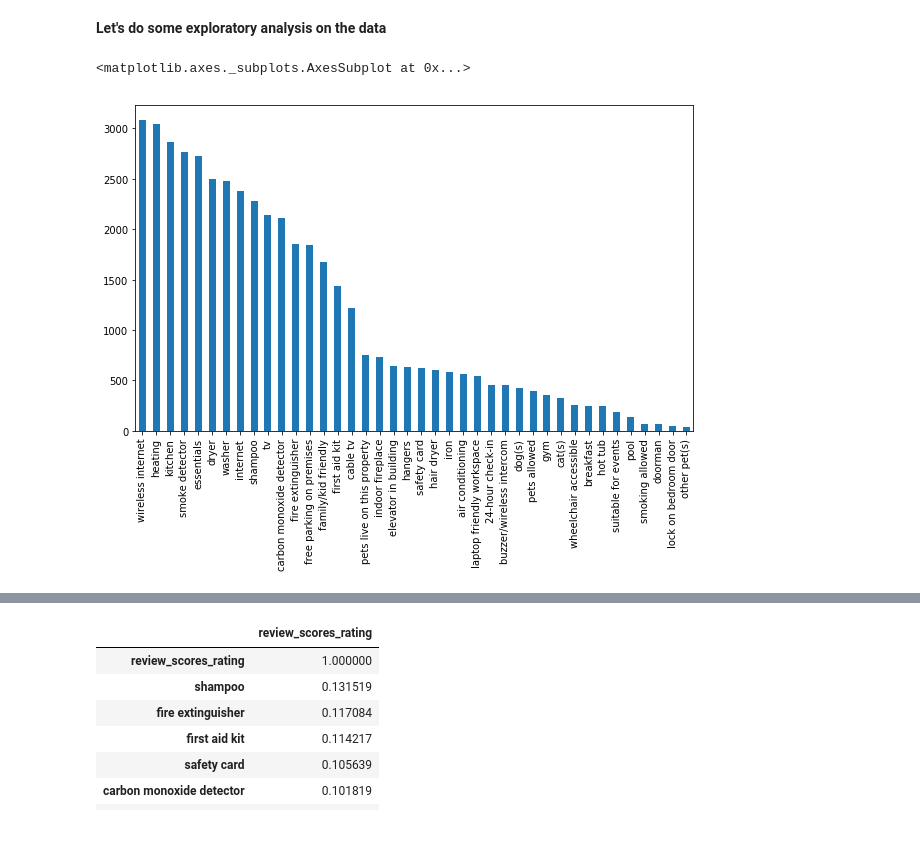
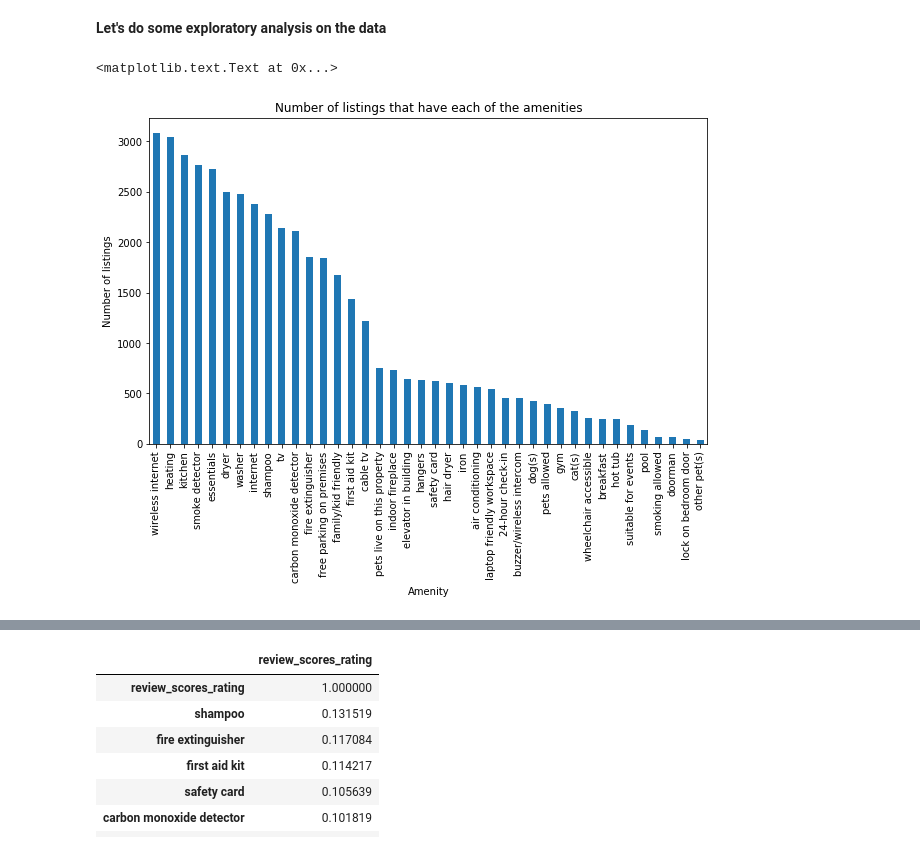
Before and after one commit to Robinhohocepied/airbnb-seattle-data, a Jupyter notebook: AirBnB+Seattle+Data.ipynb, the cells around one changed output, grey strips where cells are left out. Drawn from its saved outputs; the diff is of its cells as text; code cells hidden in the pictures.

```diff
--- a/AirBnB+Seattle+Data.ipynb
+++ b/AirBnB+Seattle+Data.ipynb
@@ -565,9 +557,12 @@ ratings_amenities.head()
 # %%
 # What is the proportion of listings that have each amenity?
 ratings_amenities.drop('review_scores_rating', axis=1).sum(axis = 0, skipna = False).sort_values(ascending = False).plot(kind="bar",figsize=(10, 6))
+plt.title('Number of listings that have each of the amenities')
+plt.xlabel('Amenity')
+plt.ylabel('Number of listings')
 # %% [output]
-<matplotlib.axes._subplots.AxesSubplot at 0x...>
+<matplotlib.text.Text at 0x...>
-[figure, old version]
+[figure, new version]
 # %%
 # What is the average rating per listing that has the amenity?
 mean_list = []
```
Also changed, not shown: parts of 11 cells of this notebook.
